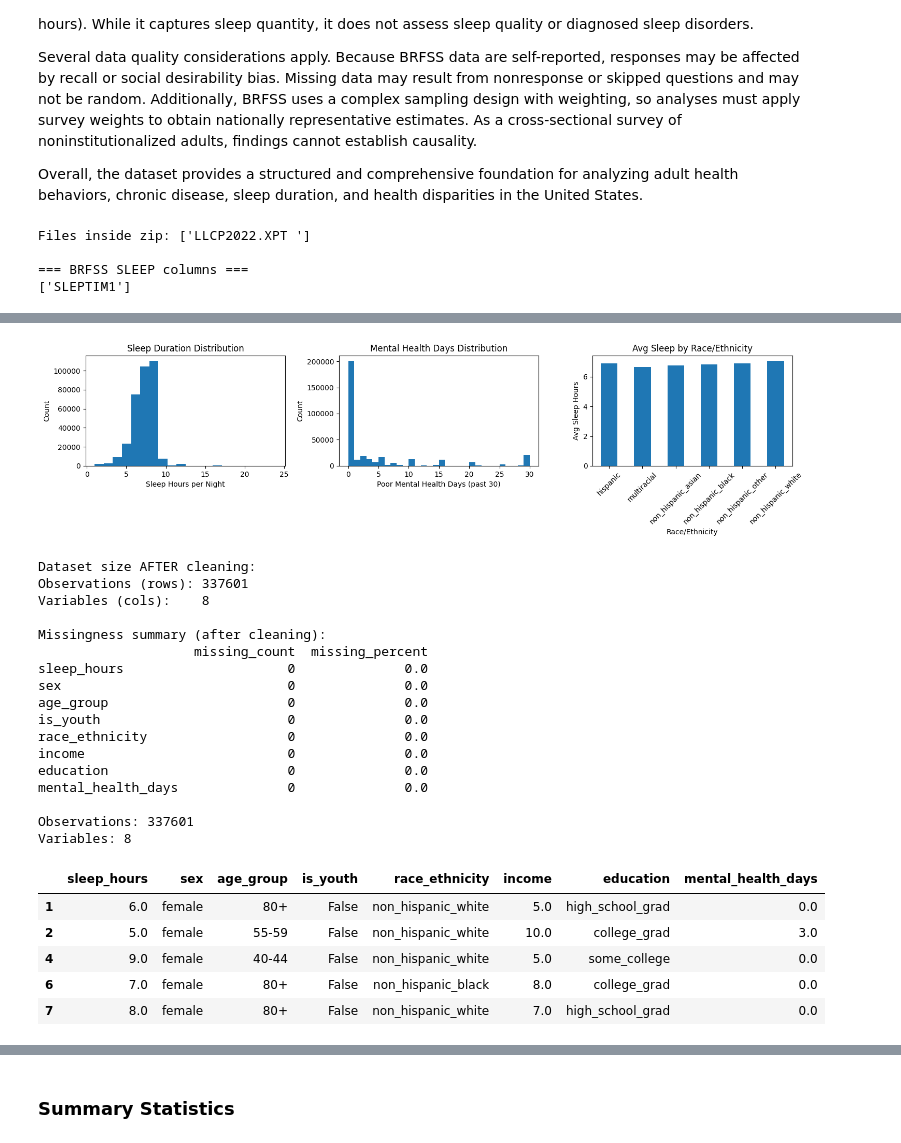
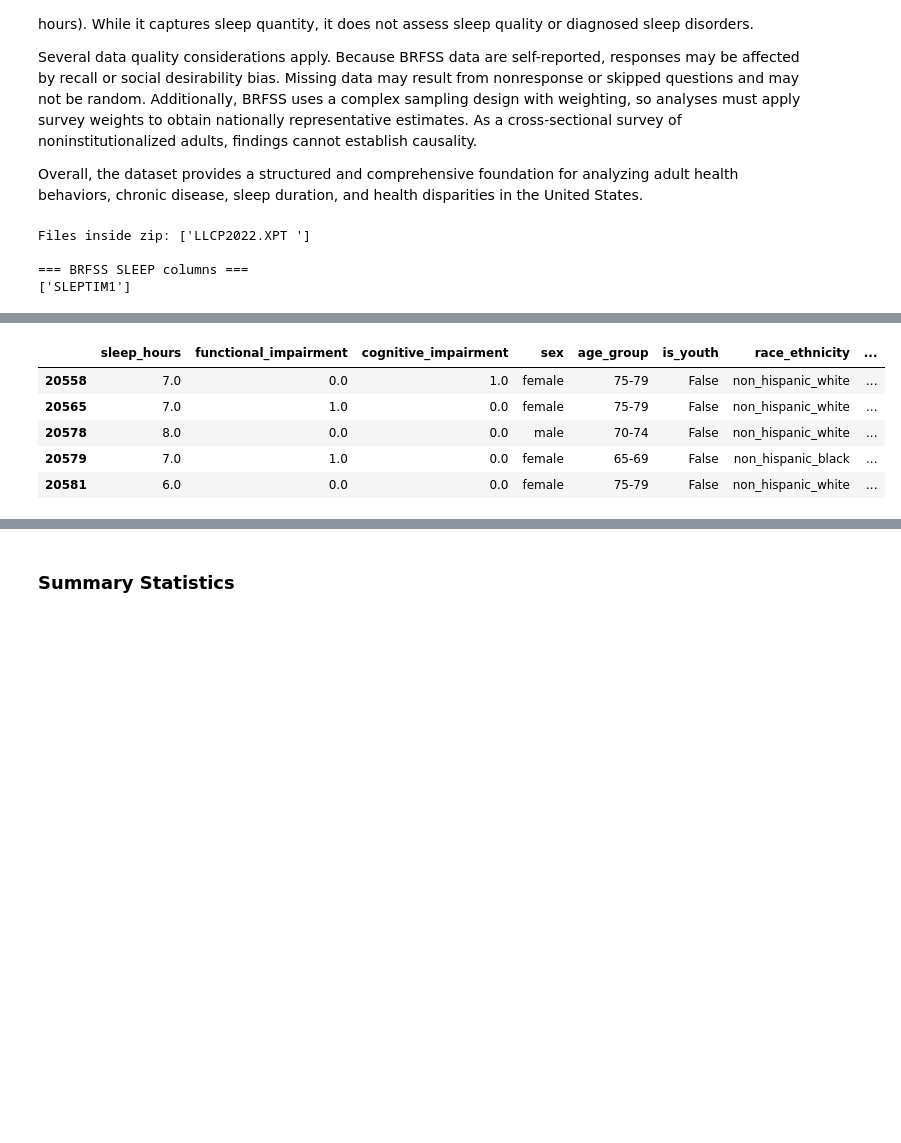
Before and after one commit to COGS108/Group150_WI26, a Jupyter notebook: 02-EDACheckpoint.ipynb, the cells around one changed output, grey strips where cells are left out. Saved outputs shown, nothing was run; the diff lists cells and outputs as text; code cells hidden in the pictures; blank space fills up the shorter version.

```diff
--- a/02-EDACheckpoint.ipynb
+++ b/02-EDACheckpoint.ipynb
@@ -460,7 +344,8 @@ print("Total raw observations:", brfss_raw.shape[0])
 
 # ---- Select variables ----
 # SLEPTIM1  = sleep hours per night (PRIMARY outcome)
-# QLACTLM2  = activity limitation - daytime impairment (SECONDARY outcome)
+# DIFFALON  = physical/functional limitation (difficulty doing errands alone)
+# CNCRDIFF = cognitive limitation (difficulty concentrating or remembering)
 # SEXVAR    = sex
 # _AGEG5YR  = age group (5-year bands)
 # _IMPRACE  = imputed race/ethnicity
@@ -470,7 +355,8 @@ print("Total raw observations:", brfss_raw.shape[0])
 
 cols_wanted = [
     "SLEPTIM1",
-    "QLACTLM2",
+    "DIFFALON",
+    "CNCRDIFF",
     "SEXVAR",
     "_AGEG5YR",
     "_IMPRACE",
@@ -496,9 +382,17 @@ df["sleep_hours"] = num(df["SLEPTIM1"])
 df.loc[df["sleep_hours"] > 24, "sleep_hours"] = np.nan
 df.loc[df["sleep_hours"] < 1,  "sleep_hours"] = np.nan
 
-# Daytime impairment / activity limitation (1=yes, 2=no → recode to 1/0)
-if "QLACTLM2" in df.columns:
-    df["daytime_impairment"] = num(df["QLACTLM2"]).map({1: 1, 2: 0})
+# Physical daytime impairment — difficulty doing errands alone
+df["functional_impairment"] = num(df["DIFFALON"]).map({1: 1, 2: 0})
+
+# Cognitive impairment — binary (0=no difficulty, 1=any difficulty) to make it easier to comapre w functional impairment
+df["cognitive_impairment"] = num(df["CNCRDIFF"]).map({
+    1: 0,  # no difficulty
+    2: 1,  # some difficulty → impaired
+    3: 1,  # a lot of difficulty → impaired
+    7: np.nan,
+    9: np.nan
+})
 
 # Sex (matches teammates' male/female coding)
 df["sex"] = num(df["SEXVAR"]).map({
@@ -579,7 +473,8 @@ print("Mental health days outliers:", mh_out.shape[0])
 #Tidy dataset
 keep_cols = [
     "sleep_hours",
-    "daytime_impairment",
+    "functional_impairment",
+    "cognitive_impairment",
     "sex",
     "age_group",
     "is_youth",
@@ -590,29 +485,6 @@ keep_cols = [
 ]
 keep_cols = [c for c in keep_cols if c in df.columns]
 df_clean = df[keep_cols].dropna()
-
-#visualizations
-fig, axes = plt.subplots(1, 3, figsize=(15, 4))
-
-df_clean["sleep_hours"].plot(kind="hist", bins=20, ax=axes[0])
-axes[0].set_xlabel("Sleep Hours per Night")
-axes[0].set_ylabel("Count")
-axes[0].set_title("Sleep Duration Distribution")
-
-df_clean["mental_health_days"].plot(kind="hist", bins=30, ax=axes[1])
-axes[1].set_xlabel("Poor Mental Health Days (past 30)")
-axes[1].set_ylabel("Count")
-axes[1].set_title("Mental Health Days Distribution")
-
-df_clean["sleep_hours"].groupby(
-    df_clean["race_ethnicity"]).mean().plot(kind="bar", ax=axes[2])
-axes[2].set_xlabel("Race/Ethnicity")
-axes[2].set_ylabel("Avg Sleep Hours")
-axes[2].set_title("Avg Sleep by Race/Ethnicity")
-axes[2].tick_params(axis='x', rotation=45)
-
-plt.tight_layout()
-plt.show()
 
 #post-clean summary
 print("\nDataset size AFTER cleaning:")
@@ -653,24 +524,6 @@ Mental health days outliers: 0
-[figure, removed]
-Dataset size AFTER cleaning:
-Observations (rows): 337601
-Variables (cols):    8
-
-Missingness summary (after cleaning):
-                    missing_count  missing_percent
-sleep_hours                     0              0.0
-sex                             0              0.0
-age_group                       0              0.0
-is_youth                        0              0.0
-race_ethnicity                  0              0.0
-income                          0              0.0
-education                       0              0.0
-mental_health_days              0              0.0
-
-Observations: 337601
-Variables: 8
-|  | sleep_hours | sex | age_group | is_youth | race_ethnicity | income | education | mental_health_days |
-| 1 | 6.0 | female | 80+ | False | non_hispanic_white | 5.0 | high_school_grad | 0.0 |
-| 2 | 5.0 | female | 55-59 | False | non_hispanic_white | 10.0 | college_grad | 3.0 |
-| 4 | 9.0 | female | 40-44 | False | non_hispanic_white | 5.0 | some_college | 0.0 |
-| 6 | 7.0 | female | 80+ | False | non_hispanic_black | 8.0 | college_grad | 0.0 |
-| 7 | 8.0 | female | 80+ | False | non_hispanic_white | 7.0 | high_school_grad | 0.0 |
+|  | sleep_hours | functional_impairment | cognitive_impairment | sex | age_group | is_youth | race_ethnicity | ... |
+| 20558 | 7.0 | 0.0 | 1.0 | female | 75-79 | False | non_hispanic_white | ... |
+| 20565 | 7.0 | 1.0 | 0.0 | female | 75-79 | False | non_hispanic_white | ... |
+| 20578 | 8.0 | 0.0 | 0.0 | male | 70-74 | False | non_hispanic_white | ... |
+| 20579 | 7.0 | 1.0 | 0.0 | female | 65-69 | False | non_hispanic_black | ... |
+| 20581 | 6.0 | 0.0 | 0.0 | female | 75-79 | False | non_hispanic_white | ... |
```
Also changed, not shown: parts of 69 cells of this notebook, 17 other files.
